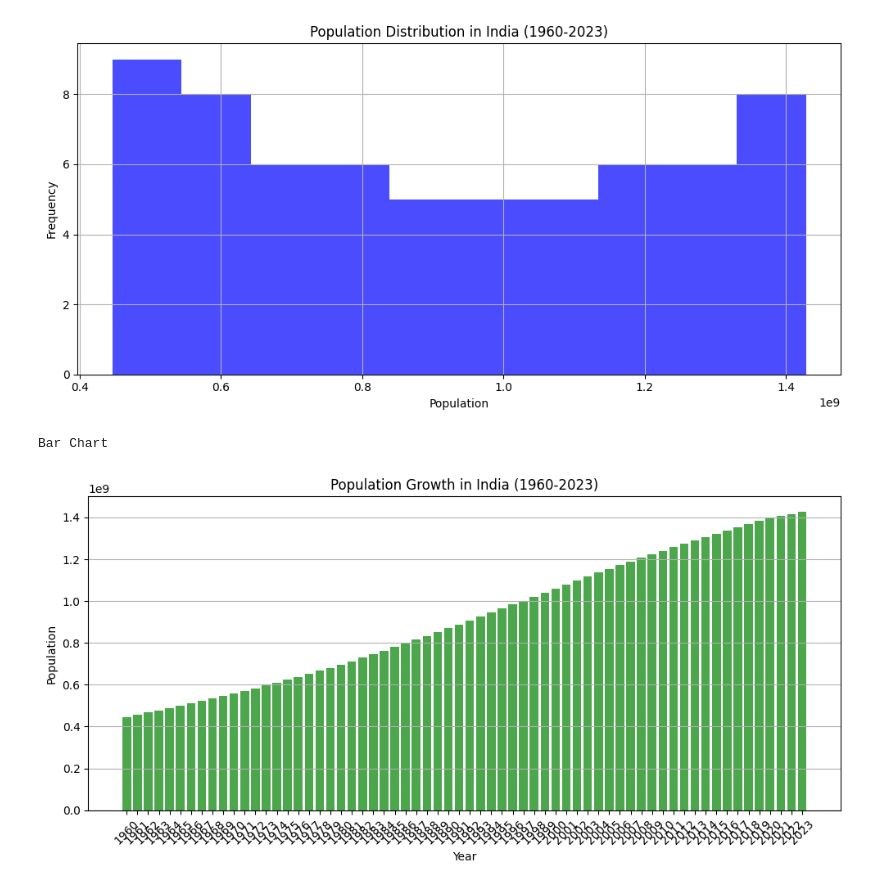
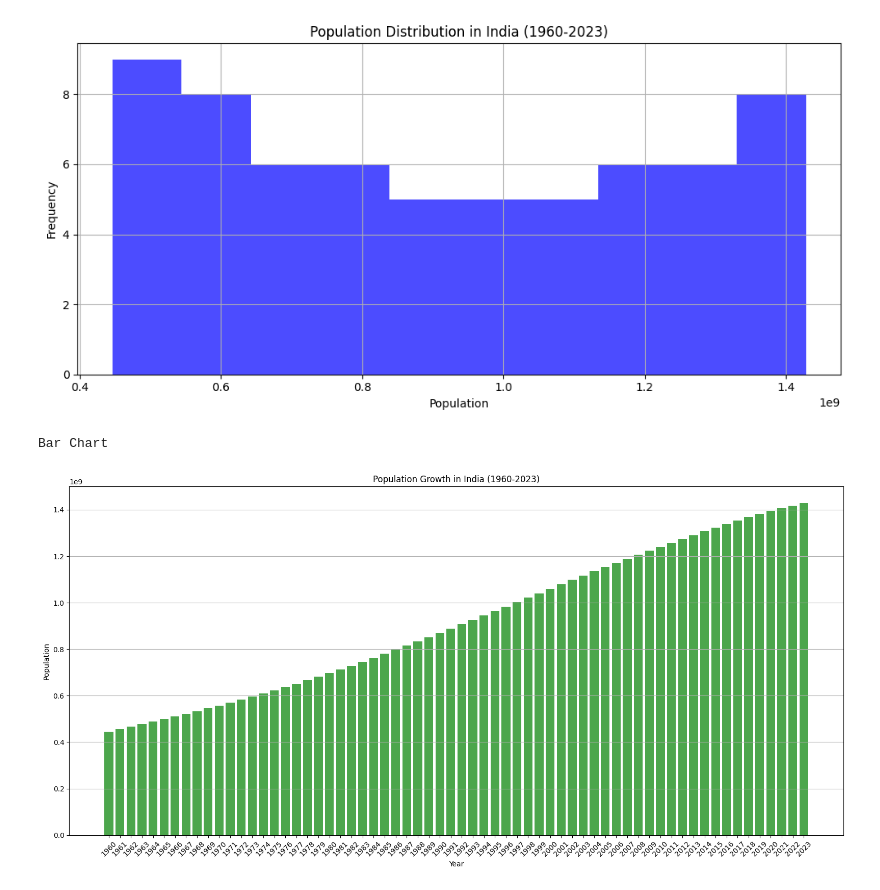
Before and after one commit to KamalKumarMachireddy/SCT_DS_1, a Jupyter notebook: Task_01.ipynb, the cells around one changed output. Saved outputs shown, nothing was run; the diff lists cells and outputs as text; code cells hidden in the pictures.

```diff
--- a/Task_01.ipynb
+++ b/Task_01.ipynb
@@ -56,16 +56,16 @@ Histogram
 [figure]
 # %%
 # bar chart
-plt.figure(figsize=(10, 5))
+plt.figure(figsize=(16, 8))
 plt.bar(years, population_data, color='green', alpha=0.7)
 plt.title(f'Population Growth in {country_name} (1960-2023)')
 plt.xlabel('Year')
 plt.ylabel('Population')
 plt.xticks(rotation=45)
 plt.grid(axis='y')
 plt.tight_layout()
 print('Bar Chart')
 plt.show()
 # %% [output]
 Bar Chart
-[figure, old version]
+[figure, new version]
```
